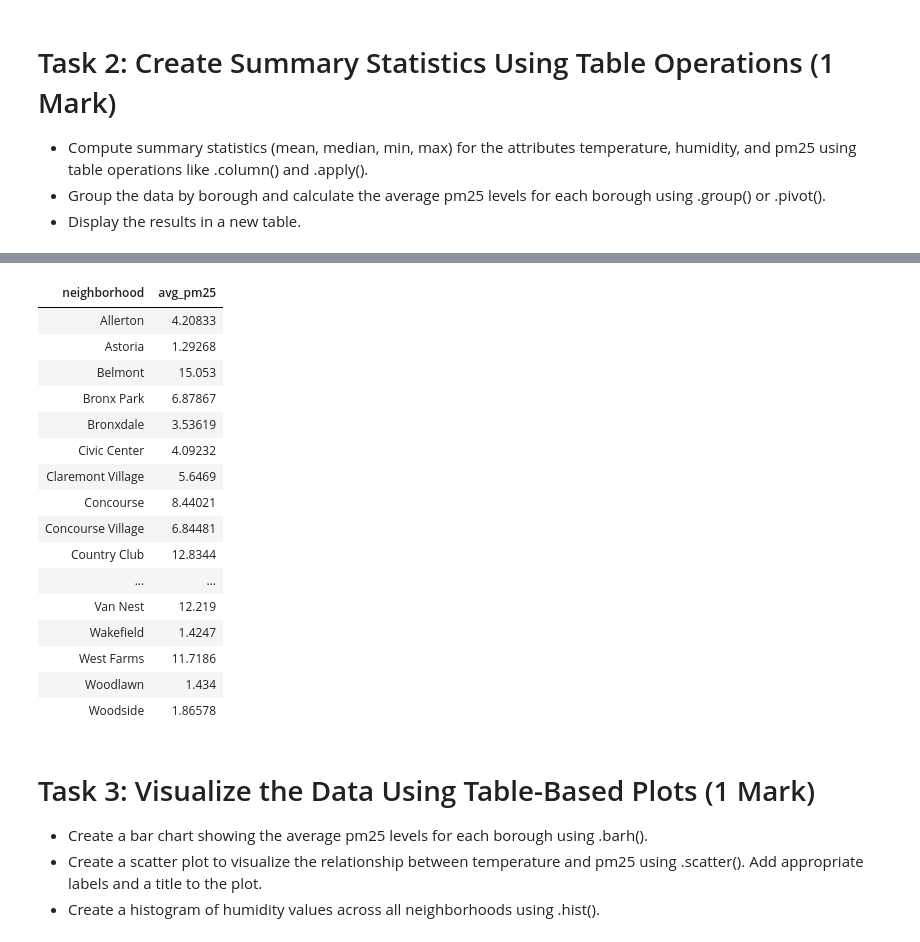
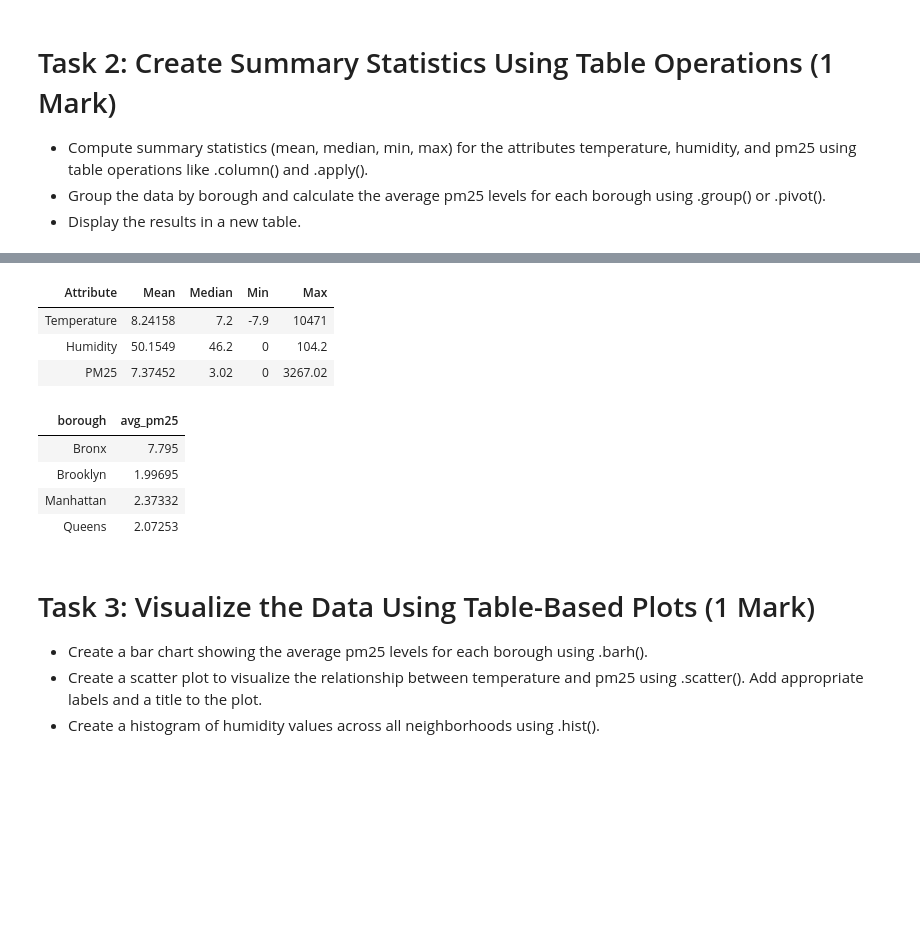
Before and after one commit to AmnaAlsuwaidi/DS, a Jupyter notebook: Activity2_questions.ipynb, the cells around one changed output, grey strips where cells are left out. Drawn from its saved outputs; the diff is of its cells as text; code cells hidden in the pictures; blank space fills up the shorter version.

```diff
--- a/Activity2_questions.ipynb
+++ b/Activity2_questions.ipynb
@@ -192,25 +164,50 @@ PM25 Statistics: {'mean': 7.3745158867462761, 'median': 3.02, 'min': 0.0, 'max':
+# %%
+pollution_data = merged_data[['pm10', 'neighborhood', 'temperature', 'humidity', 'pm25', 'borough']]
+joined_table = Table().from_df(pollution_data)
+
+# Define a function to compute summary statistics
+def summary_statistics(column):
+    return make_array(np.mean(column), np.median(column), np.min(column), np.max(column))
+
+# Get the columns using .column()
+temperature_col = joined_table.column('temperature')
+humidity_col = joined_table.column('humidity')
+pm25_col = joined_table.column('pm25')
+
+# Compute statistics using .apply() on the columns
+temperature_stats = summary_statistics(temperature_col)
+humidity_stats = summary_statistics(humidity_col)
+pm25_stats = summary_statistics(pm25_col)
+
+
+# Create the table using the calculated statistics
+stats_table = Table().with_columns(
+    "Attribute", make_array("Temperature", "Humidity", "PM25"),
+    "Mean", make_array(temperature_stats.item(0), humidity_stats.item(0), pm25_stats.item(0)),
+    "Median", make_array(temperature_stats.item(1), humidity_stats.item(1), pm25_stats.item(1)),
+    "Min", make_array(temperature_stats.item(2), humidity_stats.item(2), pm25_stats.item(2)),
+    "Max", make_array(temperature_stats.item(3), humidity_stats.item(3), pm25_stats.item(3))
+)
+
+# Display the table
+stats_table.show()
+# %% [output]
+| Attribute | Mean | Median | Min | Max |
+| Temperature | 8.24158 | 7.2 | -7.9 | 10471 |
+| Humidity | 50.1549 | 46.2 | 0 | 104.2 |
+| PM25 | 7.37452 | 3.02 | 0 | 3267.02 |
 # %%
-borough_pm25_avg = joined_table.group('neighborhood', np.mean).select('neighborhood', 'pm25 mean')
+borough_pm25_avg = joined_table.group('borough', np.mean).select('borough', 'pm25 mean')
 borough_pm25_avg.relabel('pm25 mean', 'avg_pm25')
 borough_pm25_avg.show()
+#Group the data by borough and calculate the average pm25 levels for each borough using .group() or .pivot().
+#Display the results in a new table.
 # %% [output]
-| neighborhood | avg_pm25 |
-| Allerton | 4.20833 |
-| Astoria | 1.29268 |
-| Belmont | 15.053 |
-| Bronx Park | 6.87867 |
-| Bronxdale | 3.53619 |
-| Civic Center | 4.09232 |
-| Claremont Village | 5.6469 |
-| Concourse | 8.44021 |
-| Concourse Village | 6.84481 |
-| Country Club | 12.8344 |
-| ... | ... |
-| Van Nest | 12.219 |
-| Wakefield | 1.4247 |
-| West Farms | 11.7186 |
-| Woodlawn | 1.434 |
-| Woodside | 1.86578 |
+| borough | avg_pm25 |
+| Bronx | 7.795 |
+| Brooklyn | 1.99695 |
+| Manhattan | 2.37332 |
+| Queens | 2.07253 |
 # %% [markdown]
 # Task 3: Visualize the Data Using Table-Based Plots (1 Mark)
 
```
Also changed, not shown: parts of 12 cells of this notebook.
